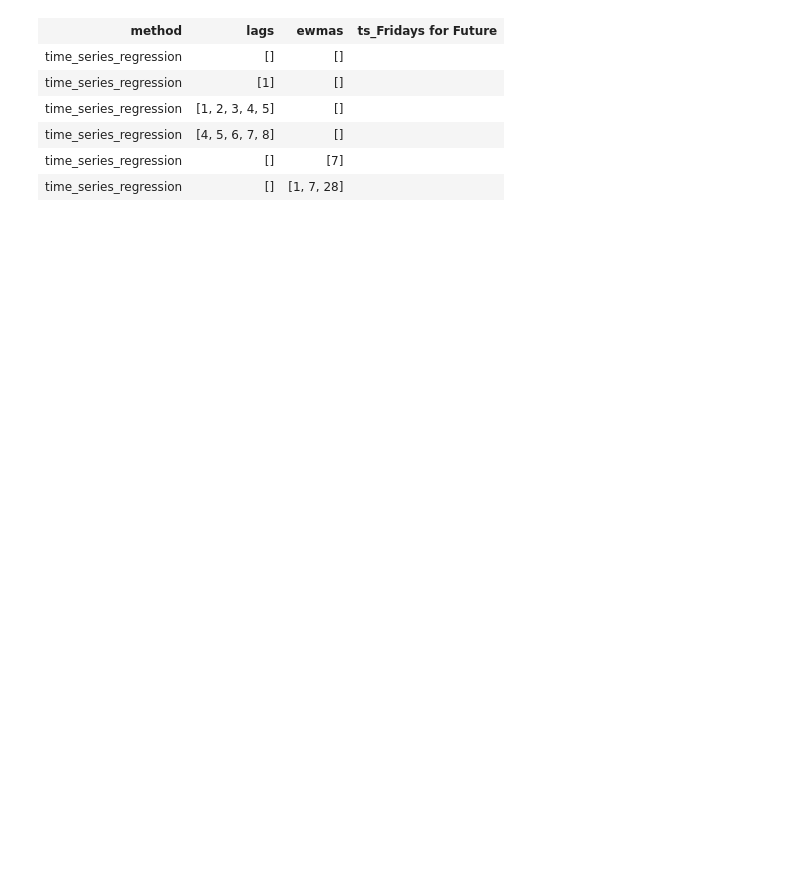
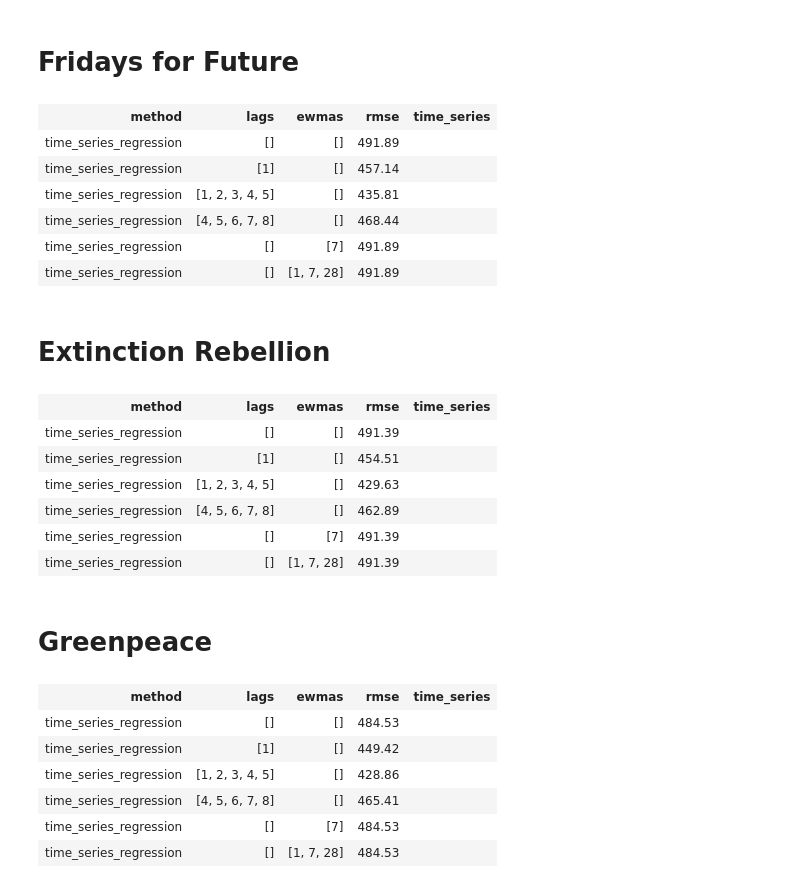
Before and after one commit to SocialChangeLab/media-impact-monitor, a Jupyter notebook: notebooks/2024-08-01-david-robustness.ipynb, the cells around one changed output. Saved outputs shown, nothing was run; the diff lists cells and outputs as text; code cells hidden in the pictures; blank space fills up the shorter version.

Commit message:
feat: display rmse table for each org

```diff
--- a/notebooks/2024-08-01-david-robustness.ipynb
+++ b/notebooks/2024-08-01-david-robustness.ipynb
@@ -5,9 +5,9 @@ from datetime import date
 from media_impact_monitor.trend import get_trend, TrendSearch
 import pandas as pd
 from great_tables import GT
+from IPython.display import display, HTML
 
 organizers = ["Fridays for Future", "Extinction Rebellion", "Greenpeace"]
-organizers = [organizers[0]]
 start_date = date(2022, 1, 1)
 end_date = date(2024, 1, 1)
 rows = []
@@ -29,41 +29,69 @@ for method in ["time_series_regression"]:
                 organizers=[organizer],
                 start_date=start_date,
                 end_date=end_date,
             )
         )
 
         match method:
             case "time_series_regression":
                 for lags, ewmas in [
                     ([], []),
                     ([1], []),
                     ([1, 2, 3, 4, 5], []),
                     ([4, 5, 6, 7, 8], []),
                     ([], [7]),
                     ([], [1, 7, 28]),
                 ]:
                     ts, limitations = time_series_regression(
                         events=events,
                         article_counts=trend,
                         aggregation="daily",
                         lags=lags,
                     )
                     row = dict(
+                        organizer=organizer,
                         method=method,
                         lags=lags,
                         ewmas=ewmas,
                     )
-                    row[f"ts_{organizer}"] = " ".join(ts["mean"].values.astype(str))
+                    row["rmse"] = ts["rmse"].loc[7]
+                    row["time_series"] = " ".join(ts["mean"].values.astype(str))
                     rows.append(row)
 df = pd.DataFrame(rows)
-GT(df).fmt_nanoplot(
-    columns=[f"ts_{organizer}" for organizer in organizers][0],
-)  # restriction in great_tables, only supports one nanoplot column
+for organizer in organizers:
+    df_ = df[df["organizer"] == organizer].drop(columns="organizer")
+    html = (
+        GT(df_)
+        .fmt_number(columns=["rmse"], decimals=2)
+        .fmt_nanoplot(
+            columns="time_series",
+        )  # restriction in great_tables, only supports one nanoplot column
+        .render("html")
+    )
+    display(HTML(f"<h1>{organizer}</h1>"))
+    display(HTML(html))
 # %% [output]
+Fridays for Future
-| method | lags | ewmas | ts_Fridays for Future |
-| time_series_regression | [] | [] |  |
-| time_series_regression | [1] | [] |  |
-| time_series_regression | [1, 2, 3, 4, 5] | [] |  |
-| time_series_regression | [4, 5, 6, 7, 8] | [] |  |
-| time_series_regression | [] | [7] |  |
-| time_series_regression | [] | [1, 7, 28] |  |
+| method | lags | ewmas | rmse | time_series |
+| time_series_regression | [] | [] | 491.89 |  |
+| time_series_regression | [1] | [] | 457.14 |  |
+| time_series_regression | [1, 2, 3, 4, 5] | [] | 435.81 |  |
+| time_series_regression | [4, 5, 6, 7, 8] | [] | 468.44 |  |
+| time_series_regression | [] | [7] | 491.89 |  |
+| time_series_regression | [] | [1, 7, 28] | 491.89 |  |
+Extinction Rebellion
+| method | lags | ewmas | rmse | time_series |
+| time_series_regression | [] | [] | 491.39 |  |
+| time_series_regression | [1] | [] | 454.51 |  |
+| time_series_regression | [1, 2, 3, 4, 5] | [] | 429.63 |  |
+| time_series_regression | [4, 5, 6, 7, 8] | [] | 462.89 |  |
+| time_series_regression | [] | [7] | 491.39 |  |
+| time_series_regression | [] | [1, 7, 28] | 491.39 |  |
+Greenpeace
+| method | lags | ewmas | rmse | time_series |
+| time_series_regression | [] | [] | 484.53 |  |
+| time_series_regression | [1] | [] | 449.42 |  |
+| time_series_regression | [1, 2, 3, 4, 5] | [] | 428.86 |  |
+| time_series_regression | [4, 5, 6, 7, 8] | [] | 465.41 |  |
+| time_series_regression | [] | [7] | 484.53 |  |
+| time_series_regression | [] | [1, 7, 28] | 484.53 |  |
```
Also changed, not shown: 1 other file.
